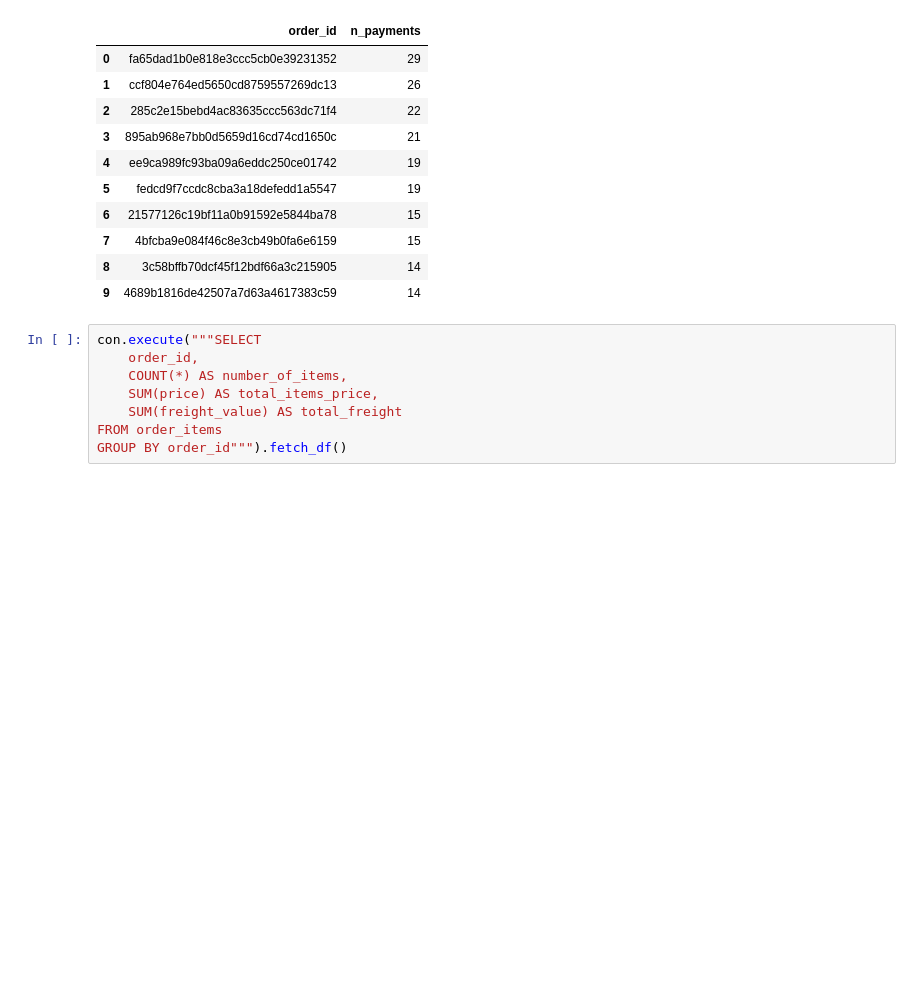
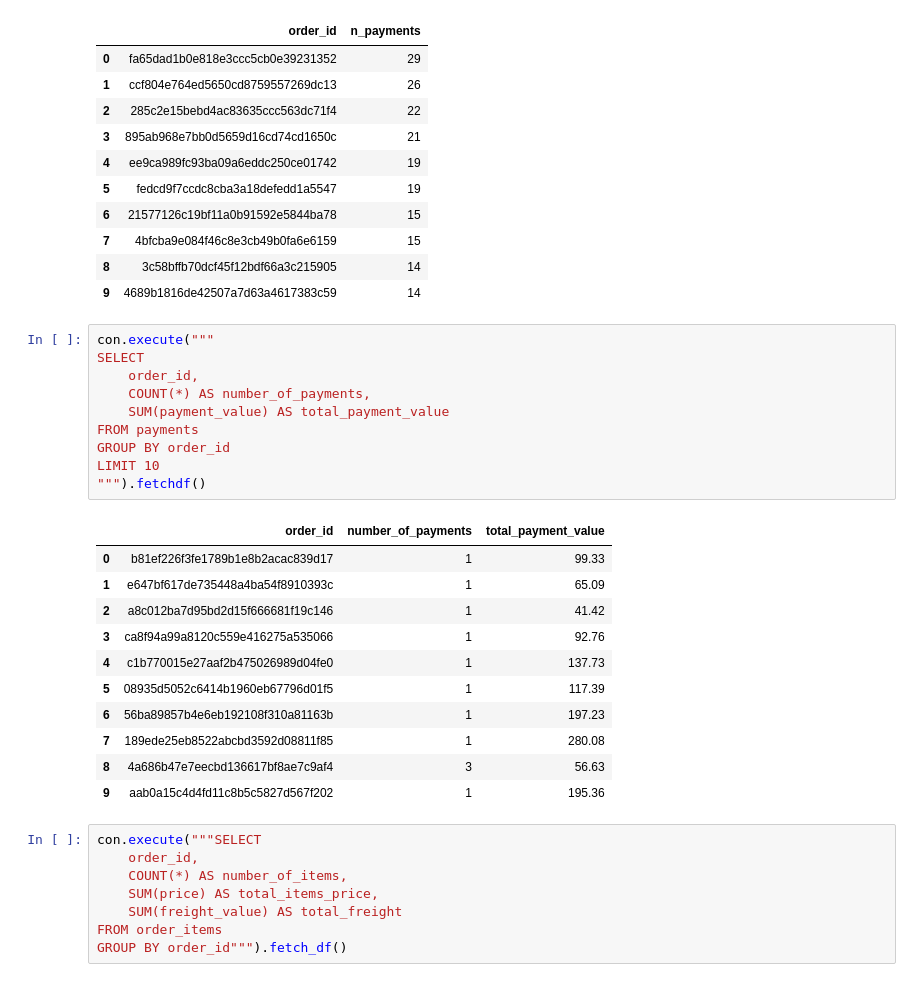
Before and after one commit to antoniobiasotti/olist-analytics-pipeline, a Jupyter notebook: notebooks/01_eda_modelagem.ipynb, the cells around one changed output. Cells and saved outputs as stored; diff of their text form; blank space fills up the shorter version.

Commit message:
chore: planning add table payments to fact_orders

```diff
--- a/notebooks/01_eda_modelagem.ipynb
+++ b/notebooks/01_eda_modelagem.ipynb
@@ -144,6 +144,28 @@ LIMIT 10
 | 7 | 4bfcba9e084f46c8e3cb49b0fa6e6159 | 15 |
 | 8 | 3c58bffb70dcf45f12bdf66a3c215905 | 14 |
 | 9 | 4689b1816de42507a7d63a4617383c59 | 14 |
+# %%
+con.execute("""
+SELECT
+    order_id,
+    COUNT(*) AS number_of_payments,
+    SUM(payment_value) AS total_payment_value
+FROM payments
+GROUP BY order_id
+LIMIT 10
+""").fetchdf()
+# %% [output]
+|  | order_id | number_of_payments | total_payment_value |
+| 0 | b81ef226f3fe1789b1e8b2acac839d17 | 1 | 99.33 |
+| 1 | e647bf617de735448a4ba54f8910393c | 1 | 65.09 |
+| 2 | a8c012ba7d95bd2d15f666681f19c146 | 1 | 41.42 |
+| 3 | ca8f94a99a8120c559e416275a535066 | 1 | 92.76 |
+| 4 | c1b770015e27aaf2b475026989d04fe0 | 1 | 137.73 |
+| 5 | 08935d5052c6414b1960eb67796d01f5 | 1 | 117.39 |
+| 6 | 56ba89857b4e6eb192108f310a81163b | 1 | 197.23 |
+| 7 | 189ede25eb8522abcbd3592d08811f85 | 1 | 280.08 |
+| 8 | 4a686b47e7eecbd136617bf8ae7c9af4 | 3 | 56.63 |
+| 9 | aab0a15c4d4fd11c8b5c5827d567f202 | 1 | 195.36 |
 # %%
 con.execute("""SELECT
     order_id,
```
